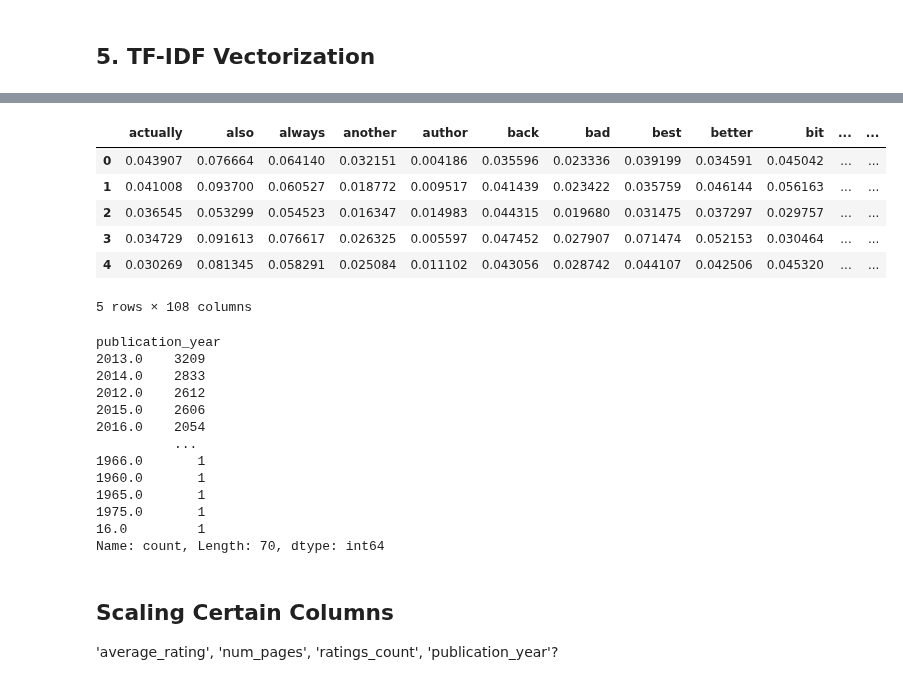
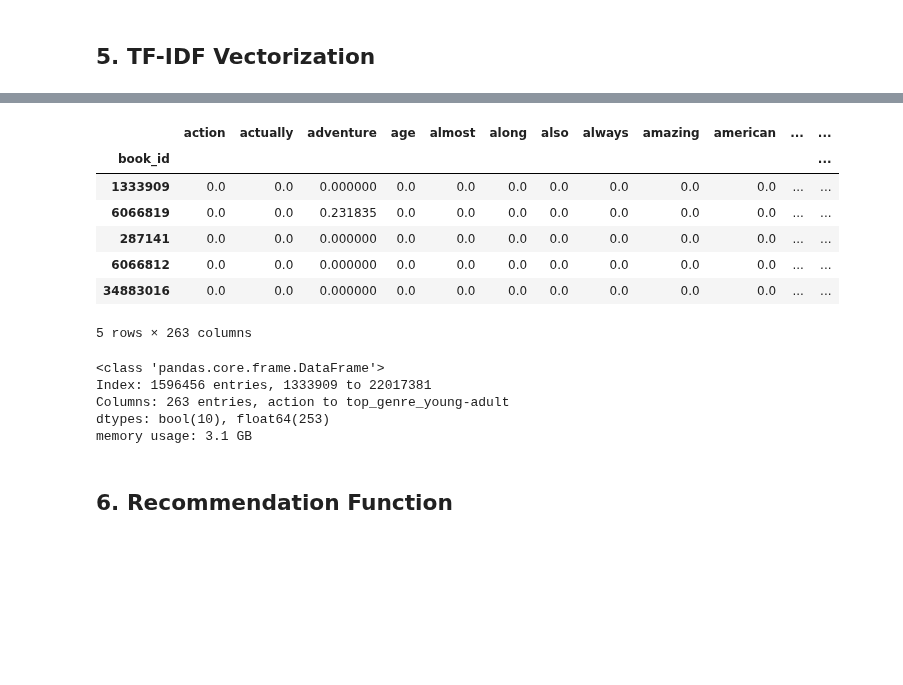
Before and after one commit to shelleylwang/goodreads-recommendations, a Jupyter notebook: Content_Based.ipynb, the cells around one changed output, grey strips where cells are left out. Cells and saved outputs as stored; diff of their text form; code cells hidden in the pictures; blank space fills up the shorter version.

Commit message:
got up to rec function

```diff
--- a/Content_Based.ipynb
+++ b/Content_Based.ipynb
@@ -272,21 +279,18 @@ tokenizer = RegexpTokenizer(r"(?u)\w{3,}") # This pattern finds words that are a
 stopwords = stopwords.words("english")
 lemmatizer = WordNetLemmatizer()
 
-def preprocessing(text, tokenizer, stopwords, lemmatizer):
+def preprocessing(text):
     # Tokenize
-    tokens = tokenizer.tokenize(text)
+    tokens = tokenizer.tokenize(text.lower())
 
-    # Remove stopwords
-    tokens = [token for token in tokens if token not in stopwords]
+    # Remove stopwords and lemmatize
+    tokens = [lemmatizer.lemmatize(token) for token in tokens if token not in stopwords]
 
-    # Lemmatize
-    tokens = [lemmatizer.lemmatize(token) for token in tokens]
-
-
-    return tokens
+    return ' '.join(tokens)
 # %%
 # Apply the preprocessing function to the 'Text' column
-reviews_nlp = reviews.copy()
-reviews_nlp['list_tokens'] = reviews_nlp['reviews_and_desc'].apply(lambda x: preprocessing(x, tokenizer, stopwords, lemmatizer))
+# This took 20 mins
+reviews_nlp = reviews_scaled_ohe.copy()
+reviews_nlp['tokens'] = reviews_nlp['reviews_and_desc'].apply(preprocessing)
 reviews_nlp.head()
 # %% [output]
@@ -303,0 +324,2 @@ list
+# %%
+reviews_nlp.drop(columns=['reviews_and_desc'], inplace=True)
@@ -334,4 +332,5 @@ memory usage: 1.6+ MB
 # %%
-tfidf = TfidfVectorizer(max_features=100)
-doc_term_matrix = tfidf.fit_transform(df['string_tokens'])
-df_doc_term_matrix = pd.DataFrame.sparse.from_spmatrix(doc_term_matrix, columns=tfidf.get_feature_names_out())
+tfidf = TfidfVectorizer(max_features=250)
+dtm = tfidf.fit_transform(reviews_nlp['tokens'])
+dtm = pd.DataFrame(dtm.todense(), columns=tfidf.get_feature_names_out(), index=reviews_nlp.index)
+dtm.head()
@@ -350,31 +348,23 @@ df = df.drop(columns = ['string_tokens'])
 # %%
-df_final = df_doc_term_matrix.merge(df, left_index=True, right_index=True)
-df_final.head()
+df = dtm.merge(reviews_nlp, left_index=True, right_index=True)
+df.drop(columns=['tokens'], inplace=True)
+df.head()
 # %% [output]
-|  | actually | also | always | another | author | back | bad | best | better | bit | ... | ... |
-| 0 | 0.043907 | 0.076664 | 0.064140 | 0.032151 | 0.004186 | 0.035596 | 0.023336 | 0.039199 | 0.034591 | 0.045042 | ... | ... |
-| 1 | 0.041008 | 0.093700 | 0.060527 | 0.018772 | 0.009517 | 0.041439 | 0.023422 | 0.035759 | 0.046144 | 0.056163 | ... | ... |
-| 2 | 0.036545 | 0.053299 | 0.054523 | 0.016347 | 0.014983 | 0.044315 | 0.019680 | 0.031475 | 0.037297 | 0.029757 | ... | ... |
-| 3 | 0.034729 | 0.091613 | 0.076617 | 0.026325 | 0.005597 | 0.047452 | 0.027907 | 0.071474 | 0.052153 | 0.030464 | ... | ... |
-| 4 | 0.030269 | 0.081345 | 0.058291 | 0.025084 | 0.011102 | 0.043056 | 0.028742 | 0.044107 | 0.042506 | 0.045320 | ... | ... |
+|  | action | actually | adventure | age | almost | along | also | always | amazing | american | ... | ... |
+| book_id |  |  |  |  |  |  |  |  |  |  |  | ... |
+| 1333909 | 0.0 | 0.0 | 0.000000 | 0.0 | 0.0 | 0.0 | 0.0 | 0.0 | 0.0 | 0.0 | ... | ... |
+| 6066819 | 0.0 | 0.0 | 0.231835 | 0.0 | 0.0 | 0.0 | 0.0 | 0.0 | 0.0 | 0.0 | ... | ... |
+| 287141 | 0.0 | 0.0 | 0.000000 | 0.0 | 0.0 | 0.0 | 0.0 | 0.0 | 0.0 | 0.0 | ... | ... |
+| 6066812 | 0.0 | 0.0 | 0.000000 | 0.0 | 0.0 | 0.0 | 0.0 | 0.0 | 0.0 | 0.0 | ... | ... |
+| 34883016 | 0.0 | 0.0 | 0.000000 | 0.0 | 0.0 | 0.0 | 0.0 | 0.0 | 0.0 | 0.0 | ... | ... |
-5 rows × 108 columns
+5 rows × 263 columns
 # %%
-df['publication_year'].value_counts()
+df.info()
 # %% [output]
-publication_year
-2013.0    3209
-2014.0    2833
-2012.0    2612
-2015.0    2606
-2016.0    2054
-          ...
-1966.0       1
-1960.0       1
-1965.0       1
-1975.0       1
-16.0         1
-Name: count, Length: 70, dtype: int64
+<class 'pandas.core.frame.DataFrame'>
+Index: 1596456 entries, 1333909 to 22017381
+Columns: 263 entries, action to top_genre_young-adult
+dtypes: bool(10), float64(253)
+memory usage: 3.1 GB
-# %% [markdown]
-## Scaling Certain Columns
-
-'average_rating', 'num_pages', 'ratings_count', 'publication_year'?
+# %% [markdown]
+## 6. Recommendation Function
```
Also changed, not shown: parts of 28 cells of this notebook.
